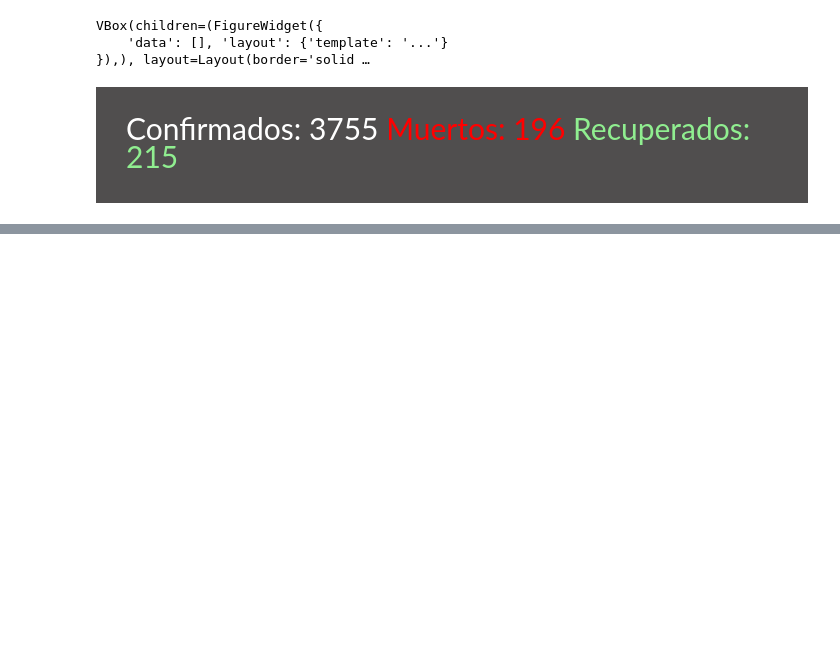
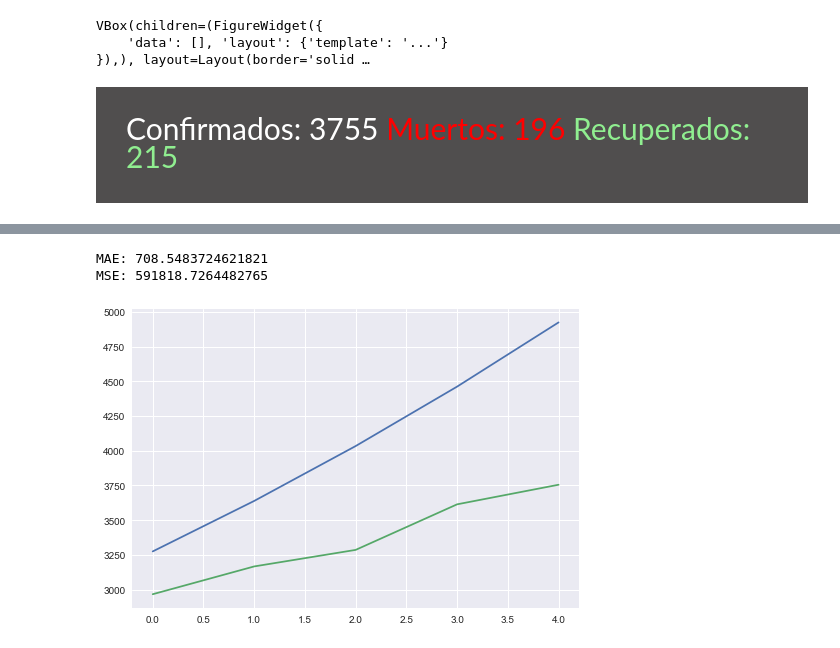
Before and after one commit to OliverArthur/covid-19-red, a Jupyter notebook: covid-19.ipynb, the cells around one changed output, grey strips where cells are left out. Drawn from its saved outputs; the diff is of its cells as text; code cells hidden in the pictures; blank space fills up the shorter version.

Commit message:
add AI for future prediction

```diff
--- a/covid-19.ipynb
+++ b/covid-19.ipynb
@@ -163,3 +175,33 @@ for i in range(0, len(case_per_provinces_df)):
 provinces_map
 # %% [output]
 [interactive output not drawn]
+# %%
+days_since_03_19 = np.array([i for i in range(len(dates))]).reshape(-1, 1)
+total_cases = np.array(confirmed_total).reshape(-1, 1)
+# %%
+days_in_future = 10
+future_forecast = np.array([i for i in range(len(dates)+days_in_future)]).reshape(-1, 1)
+adjust_dates = future_forecast[:-10]
+
+start = '03/19/2020'
+start_date = datetime.datetime.strptime(start, '%m/%d/%Y')
+future_forecast_dates = []
+for i in range(len(future_forecast)):
+    future_forecast_dates.append((start_date + datetime.timedelta(days=1)).strftime('%m/%d/%Y'))
+
+latest_confirmed = confirmed_df[dates[-1]]
+
+y_test_confirmed=train_test_split(days_since_03_19, total_cases, test_size=0.15, shuffle=False)
+X_train_confirmed, X_test_confirmed, y_train_confirmed, y_test_confirmed= \
+    train_test_split(days_since_03_19, total_cases, test_size=0.15, shuffle=False)
+# %%
+kernel = ['poly', 'sigmoid', 'rbf']
+c = [0.01, 0.1, 1, 10]
+gamma = [0.01, 0.1, 1]
+epsilon = [0.01, 0.1, 1]
+shrinking = [True, False]
+svm_grid = {'kernel': kernel, 'C': c, 'gamma': gamma, 'epsilon': epsilon, 'shrinking': shrinking}
+
+svm = SVR()
+svm_search = RandomizedSearchCV(svm, svm_grid)
+svm_search.fit(X_train_confirmed, y_train_confirmed)
@@ -165,0 +243,5 @@ provinces_map
+# %%
+svm_confirmed = svm_search.best_estimator_
+svm_pred = svm_confirmed.predict(future_forecast)
+
+svm_confirmed
@@ -165,0 +264,10 @@ provinces_map
+# %%
+svm_test_pred = svm_confirmed.predict(X_test_confirmed)
+plt.plot(svm_test_pred)
+plt.plot(y_test_confirmed)
+print('MAE:', mean_absolute_error(svm_test_pred, y_test_confirmed))
+print('MSE:', mean_squared_error(svm_test_pred, y_test_confirmed))
+# %% [output]
+MAE: 708.5483724621821
+MSE: 591818.7264482765
+[figure, added]
```
Also changed, not shown: parts of 8 cells of this notebook, 2 other files.
